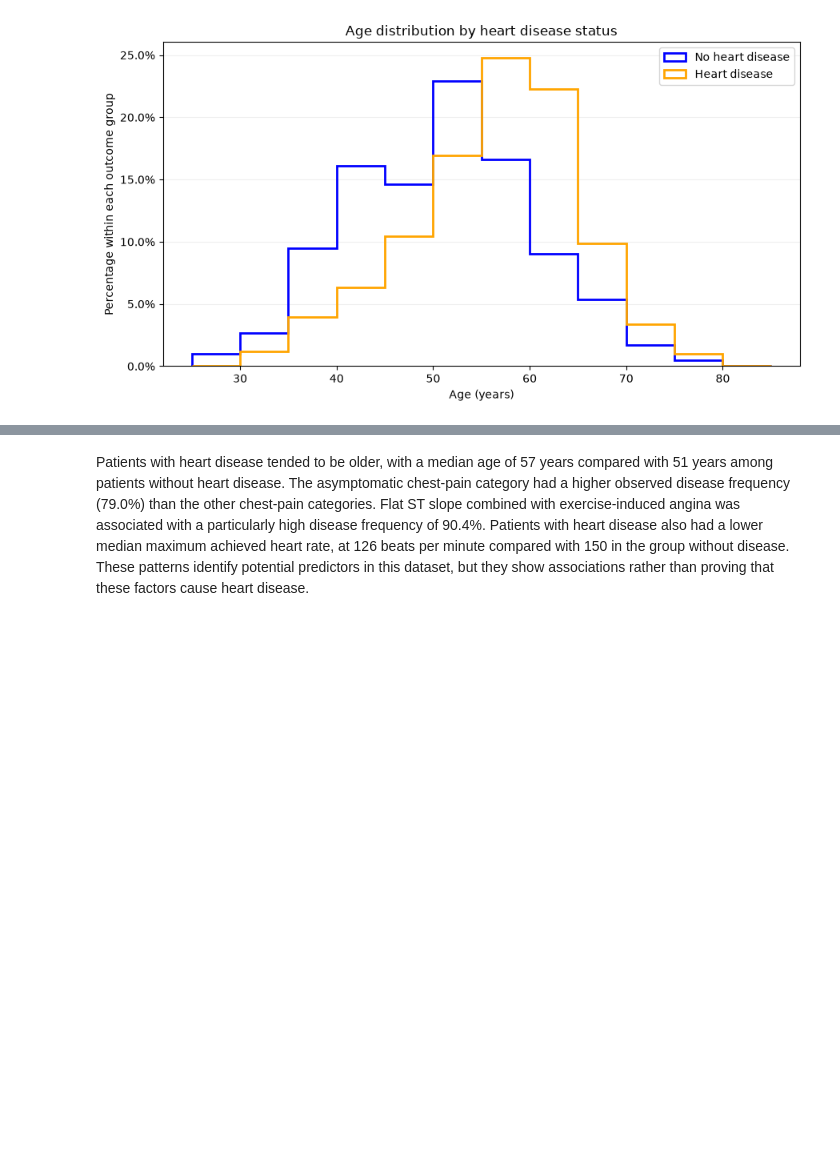
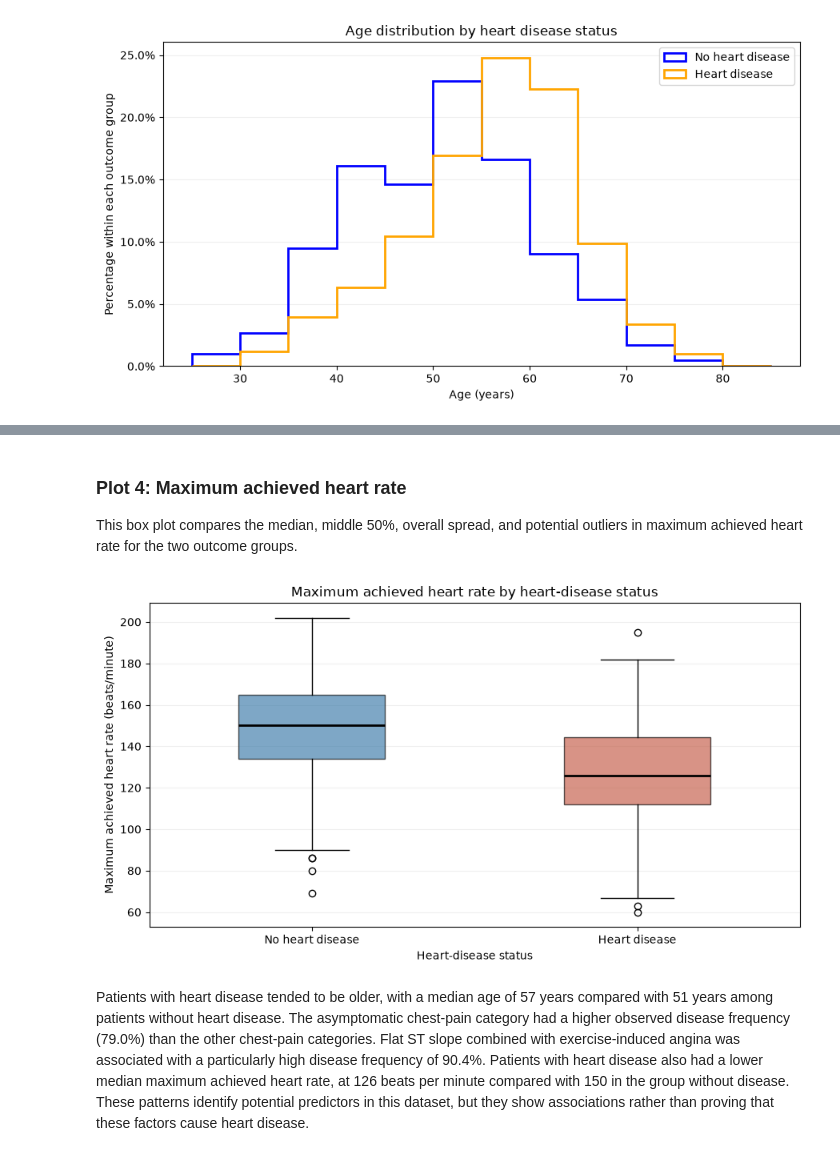
Before and after one commit to frangu617/USD, a Jupyter notebook: AAI_500/M5_Assignments/Francisco_Gutierrez_Assignment_M5.ipynb, the cells around one changed output, grey strips where cells are left out. Drawn from its saved outputs; the diff is of its cells as text; code cells hidden in the pictures; blank space fills up the shorter version.

```diff
--- a/AAI_500/M5_Assignments/Francisco_Gutierrez_Assignment_M5.ipynb
+++ b/AAI_500/M5_Assignments/Francisco_Gutierrez_Assignment_M5.ipynb
@@ -80,3 +211,42 @@ plt.close(fig)
+# %% [markdown]
+### Plot 4: Maximum achieved heart rate
+
+This box plot compares the median, middle 50%, overall spread, and potential outliers in maximum achieved heart rate for the two outcome groups.
+# %%
+# Split maximum heart-rate measurements into no-disease and disease groups.
+max_hr_groups = [
+    df.loc[df["HeartDisease"] == outcome, "MaxHR"]
+    for outcome in [0, 1]
+]
+
+# Create one figure and one plotting area that is 9 inches wide by 5 inches tall.
+fig, ax = plt.subplots(figsize=(9, 5))
+# Draw box plots showing medians, middle 50% ranges, whiskers, and possible outliers.
+boxplots = ax.boxplot(
+    max_hr_groups,
+    tick_labels=["No heart disease", "Heart disease"],
+    patch_artist=True,
+    widths=0.45,
+    medianprops={"color": "black", "linewidth": 2},
+)
+
+# Give the two outcome groups different fill colors.
+for box, color in zip(boxplots["boxes"], ["#3979A8", "#C35A45"]):
+    box.set_facecolor(color)
+    box.set_alpha(0.65)
+
+# Add descriptive labels and a horizontal reference grid.
+ax.set_title("Maximum achieved heart rate by heart-disease status")
+ax.set_xlabel("Heart-disease status")
+ax.set_ylabel("Maximum achieved heart rate (beats/minute)")
+ax.grid(axis="y", alpha=0.2)
+
+# Prevent label clipping, display the figure, and release it from memory afterward.
+plt.tight_layout()
+plt.show()
+plt.close(fig)
+# %% [output]
+[figure, added]
 # %% [markdown]
 Patients with heart disease tended to be older, with a median age of 57 years compared with 51 years among patients without heart disease. The asymptomatic chest-pain category had a higher observed disease frequency (79.0%) than the other chest-pain categories. Flat ST slope combined with exercise-induced angina was associated with a particularly high disease frequency of 90.4%. Patients with heart disease also had a lower median maximum achieved heart rate, at 126 beats per minute compared with 150 in the group without disease. These patterns identify potential predictors in this dataset, but they show associations rather than proving that these factors cause heart disease.
 # %% [markdown]
```
Also changed, not shown: parts of 12 cells of this notebook.
